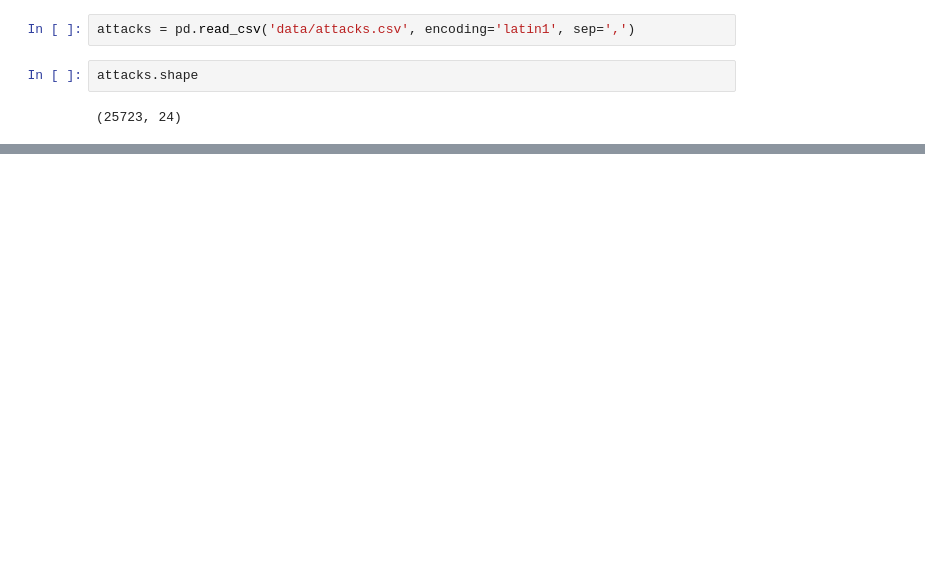
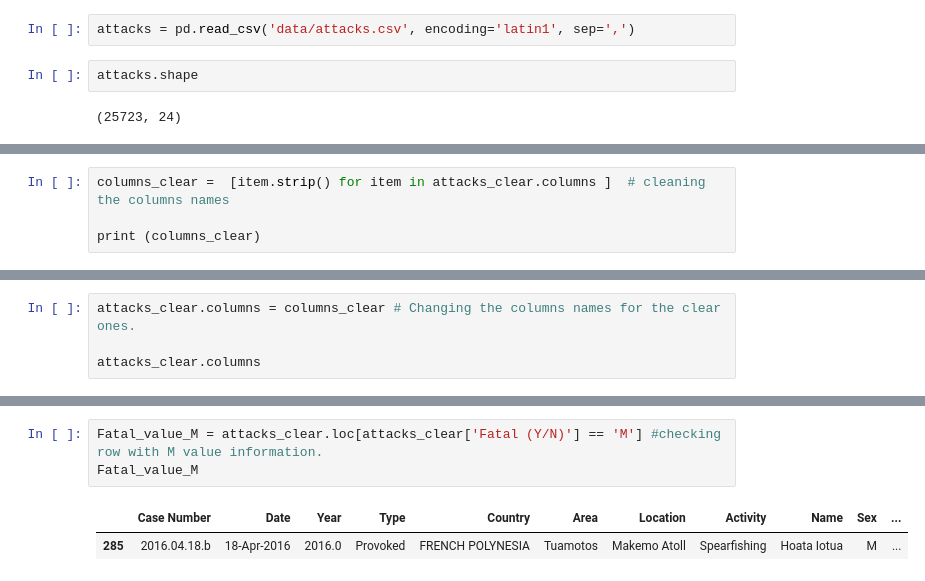
Before and after one commit to TassoCortez/Shark-Attack-Tasso, a Jupyter notebook: Trabalho - shark attack.ipynb, the cells around one changed output, grey strips where cells are left out. Saved outputs shown, nothing was run; the diff lists cells and outputs as text; blank space fills up the shorter version.

```diff
--- a/Trabalho - shark attack.ipynb
+++ b/Trabalho - shark attack.ipynb
@@ -118,0 +89,4 @@ attacks_clear
+# %%
+columns_clear =  [item.strip() for item in attacks_clear.columns ]  # cleaning the columns names
+
+print (columns_clear)
@@ -118,0 +95,4 @@ attacks_clear
+# %%
+attacks_clear.columns = columns_clear # Changing the columns names for the clear ones.
+
+attacks_clear.columns
@@ -118,0 +133,6 @@ attacks_clear
+# %%
+Fatal_value_M = attacks_clear.loc[attacks_clear['Fatal (Y/N)'] == 'M'] #checking row with M value information.
+Fatal_value_M
+# %% [output]
+|  | Case Number | Date | Year | Type | Country | Area | Location | Activity | Name | Sex | ... |
+| 285 | 2016.04.18.b | 18-Apr-2016 | 2016.0 | Provoked | FRENCH POLYNESIA | Tuamotos | Makemo Atoll | Spearfishing | Hoata Iotua | M | ... |
```
Also changed, not shown: parts of 29 cells of this notebook.
